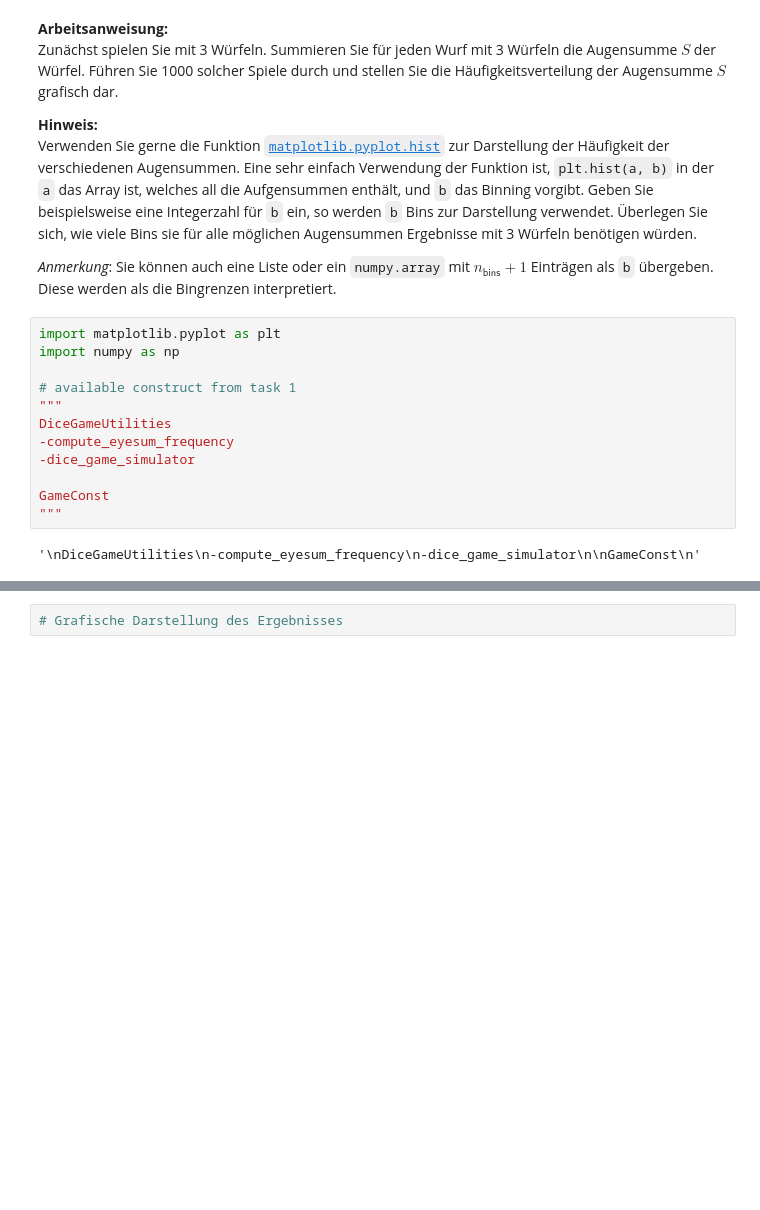
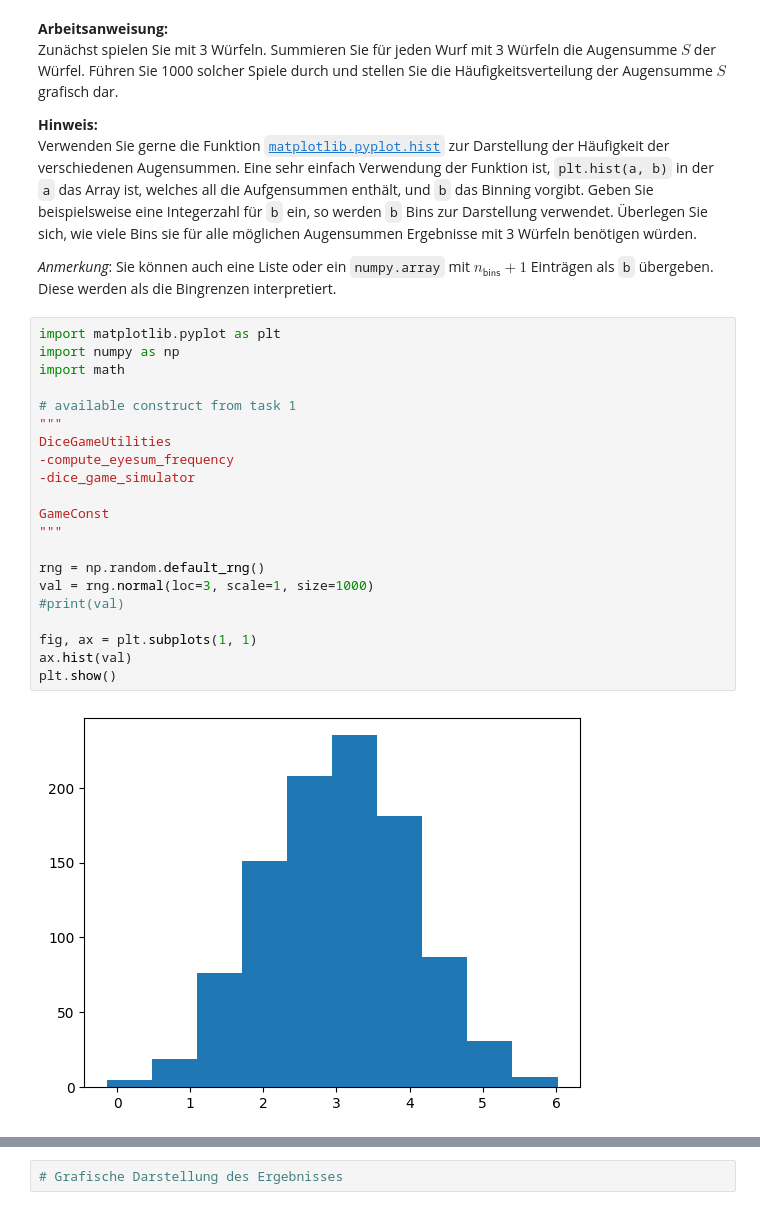
Before and after one commit to jrlk000/CgDa, a Jupyter notebook: SS26/Blatt01.ipynb, the cells around one changed output, grey strips where cells are left out. Saved outputs shown, nothing was run; the diff lists cells and outputs as text; blank space fills up the shorter version.

```diff
--- a/SS26/Blatt01.ipynb
+++ b/SS26/Blatt01.ipynb
@@ -292,17 +311,26 @@ Geben Sie beispielsweise eine Integerzahl für `b` ein, so werden `b` Bins zur D
 # %%
 import matplotlib.pyplot as plt
 import numpy as np
+import math
 
 # available construct from task 1
 """
 DiceGameUtilities
 -compute_eyesum_frequency
 -dice_game_simulator
 
 GameConst
 """
+
+rng = np.random.default_rng()
+val = rng.normal(loc=3, scale=1, size=1000)
+#print(val)
+
+fig, ax = plt.subplots(1, 1)
+ax.hist(val)
+plt.show()
 # %% [output]
-'\nDiceGameUtilities\n-compute_eyesum_frequency\n-dice_game_simulator\n\nGameConst\n'
+[figure, added]
 # %%
 # Durchführen des Zufallsexperiments:
 # 3 Würfel, 1000 Mal geworfen
```
Also changed, not shown: parts of 11 cells of this notebook.
